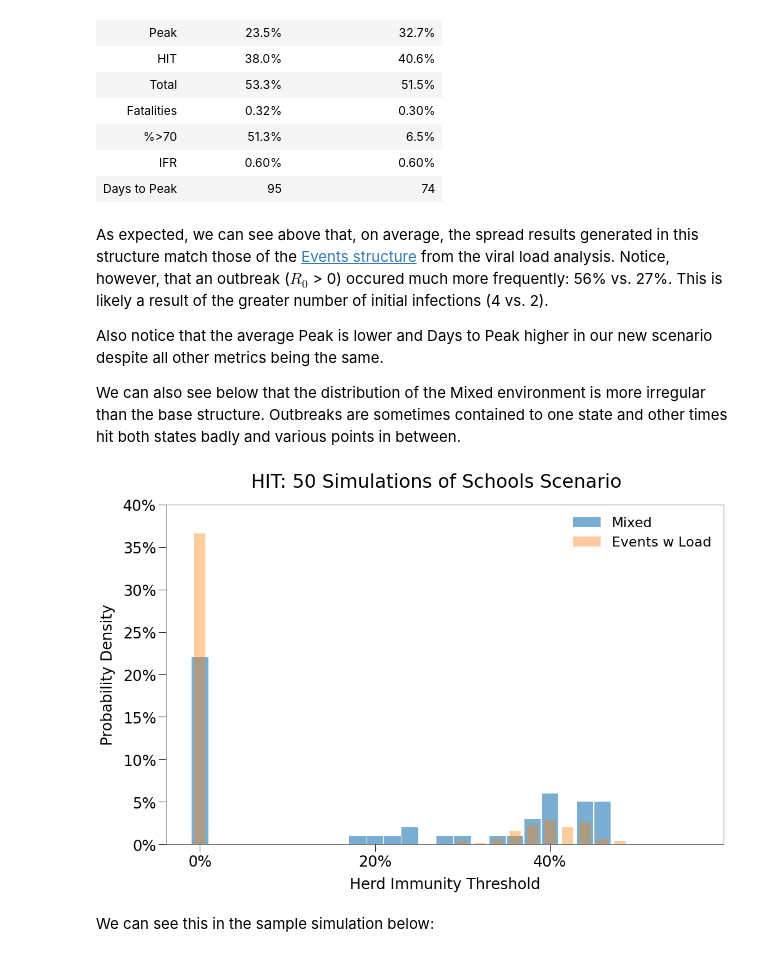
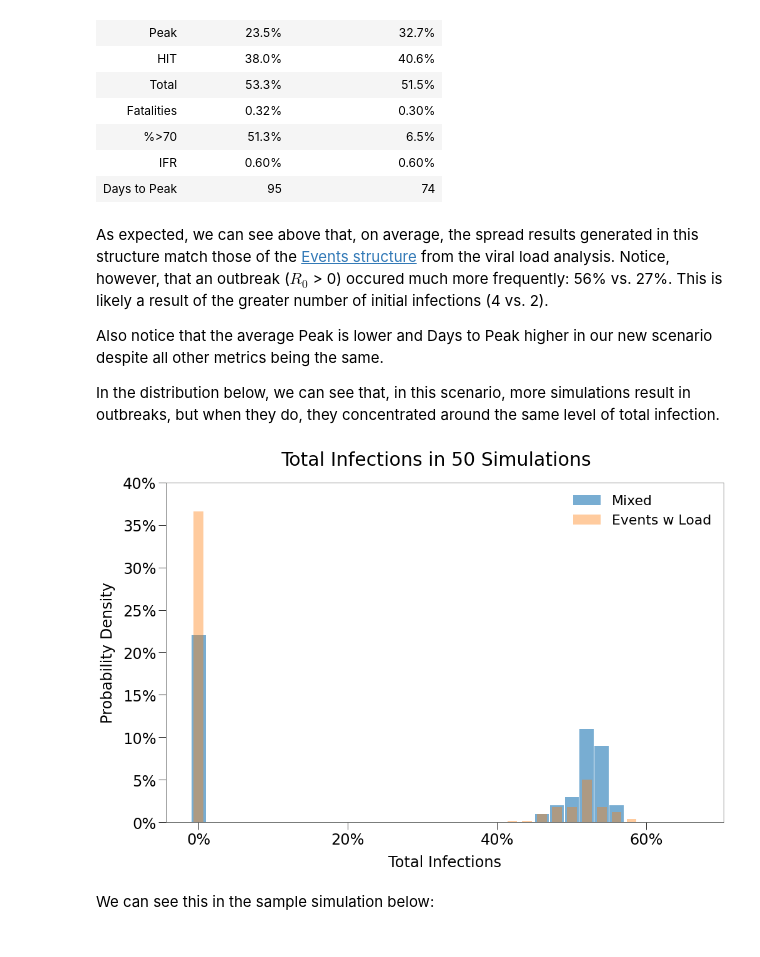
Before and after one commit to rjskene/rknotdocs, a Jupyter notebook: docs/multi.ipynb, the cells around one changed output. Saved outputs shown, nothing was run; the diff lists cells and outputs as text; code cells hidden in the pictures.

```diff
--- a/docs/multi.ipynb
+++ b/docs/multi.ipynb
@@ -1 +1,10 @@
+# %%
+%load_ext autoreload
+%autoreload 2
+
+from rknot.dots import MATRIX_COL_LABELS as ML
+from rknot.notebook import *
+import matplotlib.pyplot as plt
+
+plt.style.use('rknot_nb')
 # %% [markdown]
@@ -97,16 +106,16 @@ from rknot.helpers import pickload, ShelfHelp
 path = 'vids/multi'
 slug = 'mixed-pickled'
 
-file_ = os.path.join(path, slug)
+file_ = os.path.join(path, 'sims', slug)
 sims = pickload(file_)
 
 last_date = sorted([dt.strptime(date, '%Y-%m-%d') for date in sims.keys()])[-1]
 last_date = last_date.strftime('%Y-%m-%d')
-
-res = [get_results(sim) for sim in sims[last_date]['sims']]
-res = np.vstack(res)
-m = find_means(res)
-m_gt0 = find_means_seconly(res, m)
+with np.errstate(divide='ignore', invalid='ignore'):
+    res = [get_results(sim) for sim in sims[last_date]['sims']]
+    res = np.vstack(res)
+    m = find_means(res)
+    m_gt0 = find_means_seconly(res, m)
 
 file = 'tests/data/sizing_complex'
 key = 'complex_1.8_iters_RESULTS_n_inf_2'
@@ -115,10 +124,11 @@ args = []
 with ShelfHelp(file, key, no_input=True, load=True) as sh:
     _, _, _, _, res1 = sh.values(*args)
 
-m1 = find_means(res1)
-m1_gt0 = find_means_seconly(res1, m1)
+with np.errstate(divide='ignore', invalid='ignore'):
+    m1 = find_means(res1)
+    m1_gt0 = find_means_seconly(res1, m1)
 
-headers = [r'Mixed<br>$R_0$>0', r'Events w Load<br>$R_0$>0']
+headers = [r'Mixed<br>$R_0$>0', r'Events<br>w Load<br>$R_0$>0']
 
 args = [m_gt0, m1_gt0]
 sizes = [(find_seconly(res).shape[0], res.shape[0]), (find_seconly(res1).shape[0], res1.shape[0])]
@@ -139,16 +149,16 @@ As expected, we can see above that, on average, the spread results generated in
 
 Also notice that the average Peak is lower and Days to Peak higher in our new scenario despite all other metrics being the same.
 
-We can also see below that the distribution of the Mixed environment is more irregular than the base structure. Outbreaks are sometimes contained to one state and other times hit both states badly and various points in between.
+In the distribution below, we can see that, in this scenario, more simulations result in outbreaks, but when they do, they concentrated around the same level of total infection.
 # %%
 from rknot.notebook import curvehist
-savepath = 'vids/multi/mixed_hist'
+savepath = 'vids/multi/imgs/mixed_hist'
 
-title = f'HIT: {res.shape[0]} Simulations of Schools Scenario'
+title = f'Total Infections in {res.shape[0]} Simulations'
 labels = ['Mixed', 'Events w Load']
-curvehist([res[:,1], res1[:,1]], title=title, which='hit', widths=[.95, .65], labels=labels, savepath=savepath)
+curvehist([res[:,2], res1[:,2]], title=title, which='tot', widths=[.95, .65], labels=labels, savepath=savepath)
 # %% [output]
-[figure, old version]
+[figure, new version]
 # %% [markdown]
 We can see this in the sample simulation below:
 # %%
```
Also changed, not shown: parts of 64 cells of this notebook, 40 other files.
